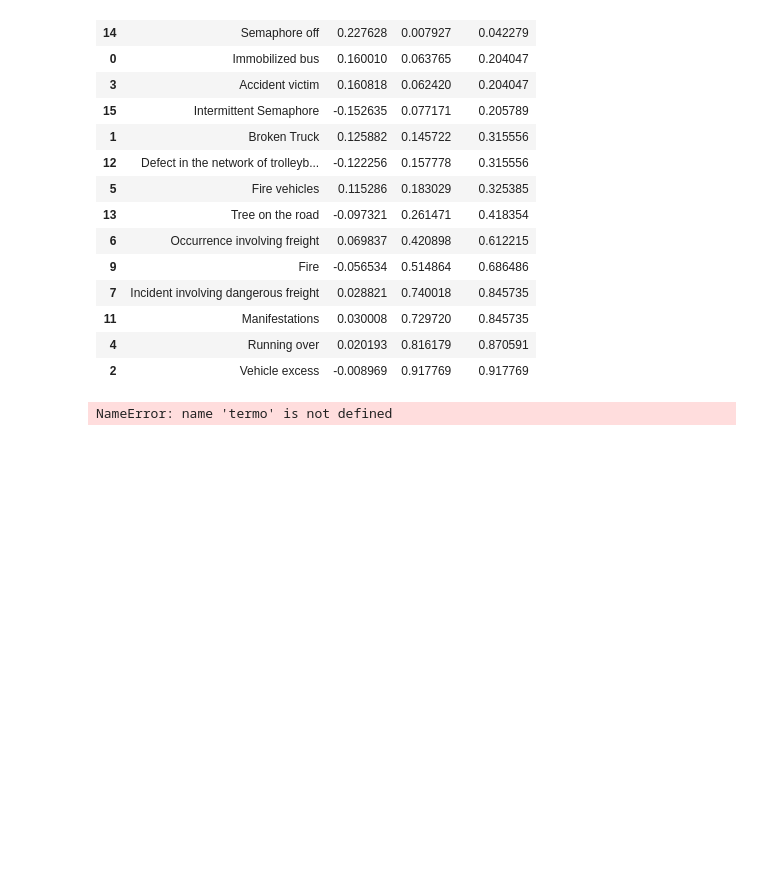
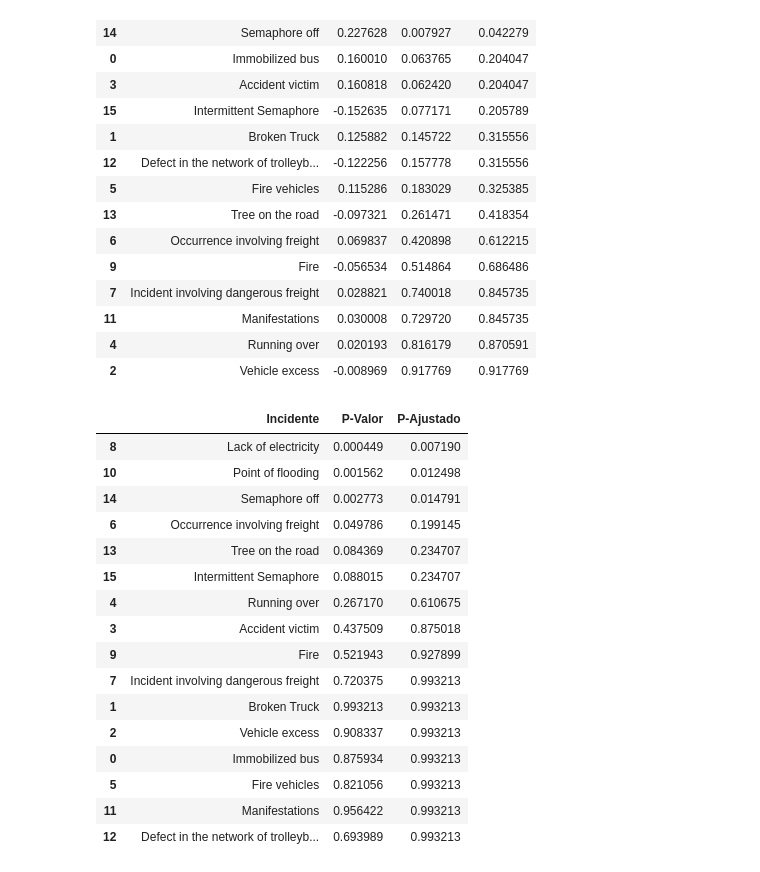
Before and after one commit to CMS999/NotebookPesquisaAcademica, a Jupyter notebook: notebook.ipynb, the cells around one changed output. Drawn from its saved outputs; the diff is of its cells as text; code cells hidden in the pictures; blank space fills up the shorter version.

```diff
--- a/notebook.ipynb
+++ b/notebook.ipynb
@@ -376,23 +377,37 @@ resultados_ajustados.sort_values(by="P-Ajustado")
 # %%
 import statsmodels.formula.api as smf
 resultados = []
 for incidente in incidentes:
   modelo = smf.ols(
       formula=f'Q("{slowness}") ~ Q("{incidente}") + C(day_coded) + C(Q("Hour (Coded)"))',
       data=data
   ).fit(cov_type="HC3")
   resultados.append({
       "Incidente": incidente,
-      "Coeficiente": modelo.params[termo],
-      "Erro_Padrao": modelo.bse[termo],
       "P-Valor": modelo.pvalues[f'Q("{incidente}")']
   })
 
 resultados_ajustados = pd.DataFrame(resultados)
 resultados_ajustados["P-Ajustado"] = multipletests(
     pvals=resultados_ajustados["P-Valor"],
     method="fdr_bh"
 )[1]
 resultados_ajustados.sort_values(by="P-Ajustado")
 # %% [output]
-NameError: name 'termo' is not defined
+|  | Incidente | P-Valor | P-Ajustado |
+| 8 | Lack of electricity | 0.000449 | 0.007190 |
+| 10 | Point of flooding | 0.001562 | 0.012498 |
+| 14 | Semaphore off | 0.002773 | 0.014791 |
+| 6 | Occurrence involving freight | 0.049786 | 0.199145 |
+| 13 | Tree on the road | 0.084369 | 0.234707 |
+| 15 | Intermittent Semaphore | 0.088015 | 0.234707 |
+| 4 | Running over | 0.267170 | 0.610675 |
+| 3 | Accident victim | 0.437509 | 0.875018 |
+| 9 | Fire | 0.521943 | 0.927899 |
+| 7 | Incident involving dangerous freight | 0.720375 | 0.993213 |
+| 1 | Broken Truck | 0.993213 | 0.993213 |
+| 2 | Vehicle excess | 0.908337 | 0.993213 |
+| 0 | Immobilized bus | 0.875934 | 0.993213 |
+| 5 | Fire vehicles | 0.821056 | 0.993213 |
+| 11 | Manifestations | 0.956422 | 0.993213 |
+| 12 | Defect in the network of trolleyb... | 0.693989 | 0.993213 |
```
Also changed, not shown: parts of 2 cells of this notebook.
